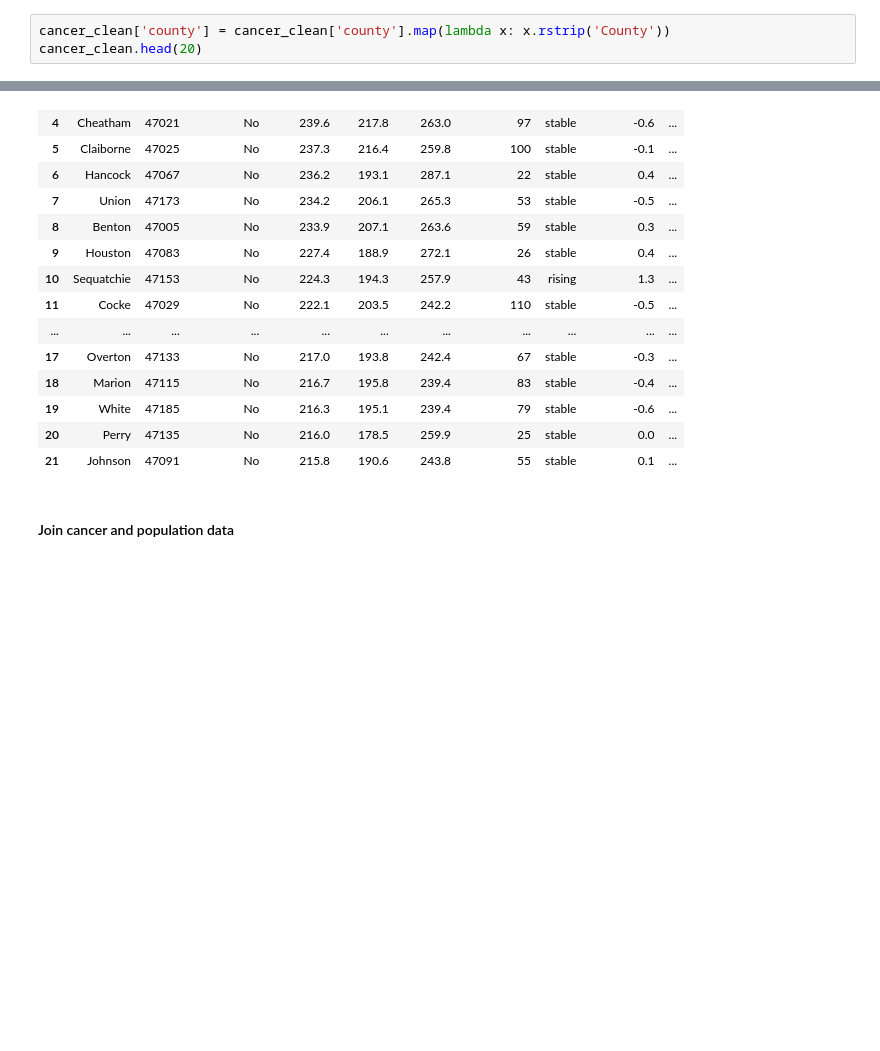
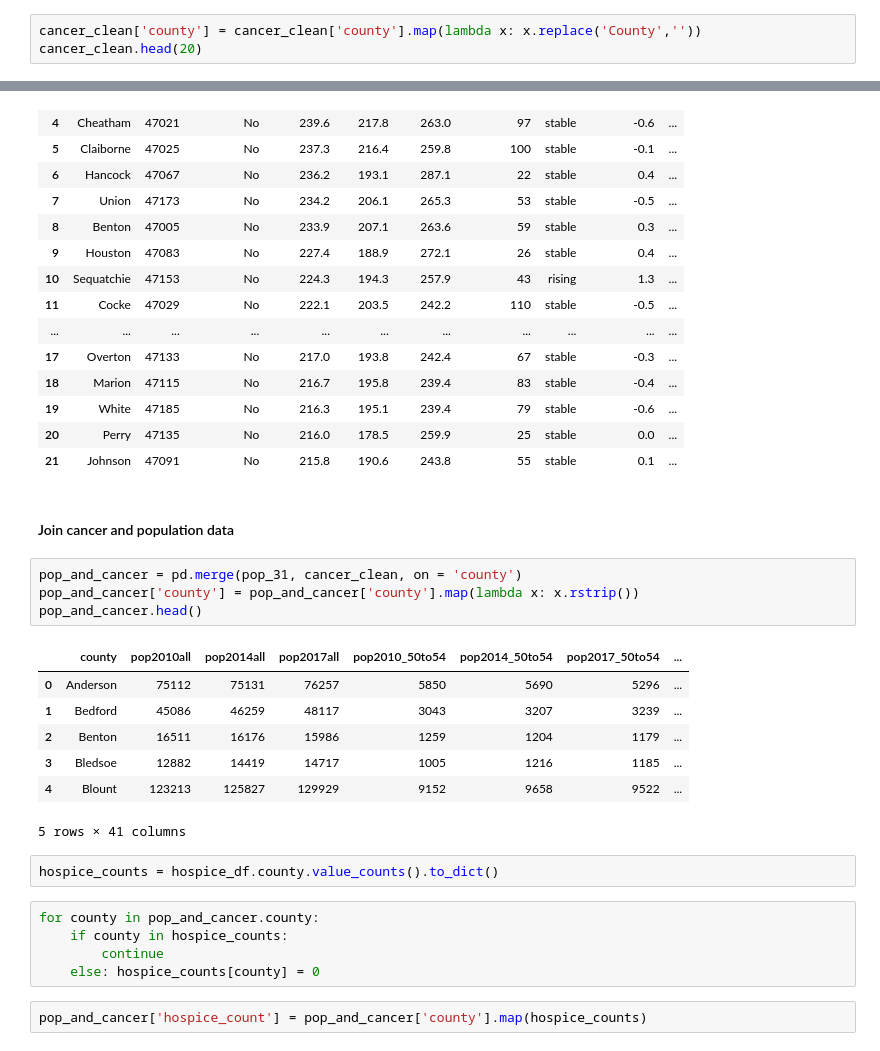
Before and after one commit to ncov/vanderbilt-aspire-data-essentials, a Jupyter notebook: data_essentials_project_090518.ipynb, the cells around one changed output, grey strips where cells are left out. Drawn from its saved outputs; the diff is of its cells as text; blank space fills up the shorter version.

```diff
--- a/data_essentials_project_090518.ipynb
+++ b/data_essentials_project_090518.ipynb
@@ -327,7 +339,7 @@ cancer_clean.head()
 | 5 | Claiborne County | 47025 | No | 237.3 | 216.4 | 259.8 | 100 | stable | -0.1 | ... |
 | 6 | Hancock County | 47067 | No | 236.2 | 193.1 | 287.1 | 22 | stable | 0.4 | ... |
 # %%
-cancer_clean['county'] = cancer_clean['county'].map(lambda x: x.rstrip('County'))
+cancer_clean['county'] = cancer_clean['county'].map(lambda x: x.replace('County',''))
 cancer_clean.head(20)
 # %% [output]
 |  | county | fips | met_healthy | death_rate | drlow_ci | drhigh_ci | ave_count_y | trend | death_trend | ... |
@@ -349,3 +361,24 @@ cancer_clean.head(20)
 | 21 | Johnson | 47091 | No | 215.8 | 190.6 | 243.8 | 55 | stable | 0.1 | ... |
 # %% [markdown]
 #### Join cancer and population data
+# %%
+pop_and_cancer = pd.merge(pop_31, cancer_clean, on = 'county')
+pop_and_cancer['county'] = pop_and_cancer['county'].map(lambda x: x.rstrip())
+pop_and_cancer.head()
+# %% [output]
+|  | county | pop2010all | pop2014all | pop2017all | pop2010_50to54 | pop2014_50to54 | pop2017_50to54 | ... |
+| 0 | Anderson | 75112 | 75131 | 76257 | 5850 | 5690 | 5296 | ... |
+| 1 | Bedford | 45086 | 46259 | 48117 | 3043 | 3207 | 3239 | ... |
+| 2 | Benton | 16511 | 16176 | 15986 | 1259 | 1204 | 1179 | ... |
+| 3 | Bledsoe | 12882 | 14419 | 14717 | 1005 | 1216 | 1185 | ... |
+| 4 | Blount | 123213 | 125827 | 129929 | 9152 | 9658 | 9522 | ... |
+5 rows × 41 columns
+# %%
+hospice_counts = hospice_df.county.value_counts().to_dict()
+# %%
+for county in pop_and_cancer.county:
+    if county in hospice_counts:
+        continue
+    else: hospice_counts[county] = 0
+# %%
+pop_and_cancer['hospice_count'] = pop_and_cancer['county'].map(hospice_counts)
```
Also changed, not shown: parts of 3 cells of this notebook.
